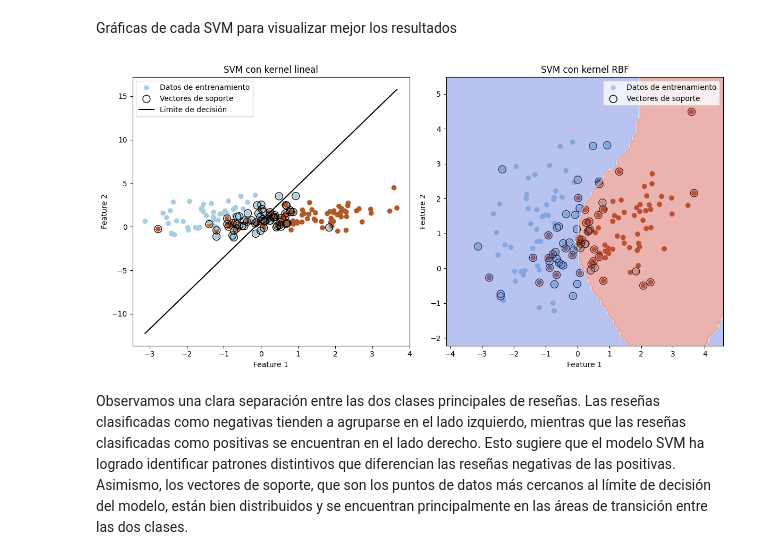
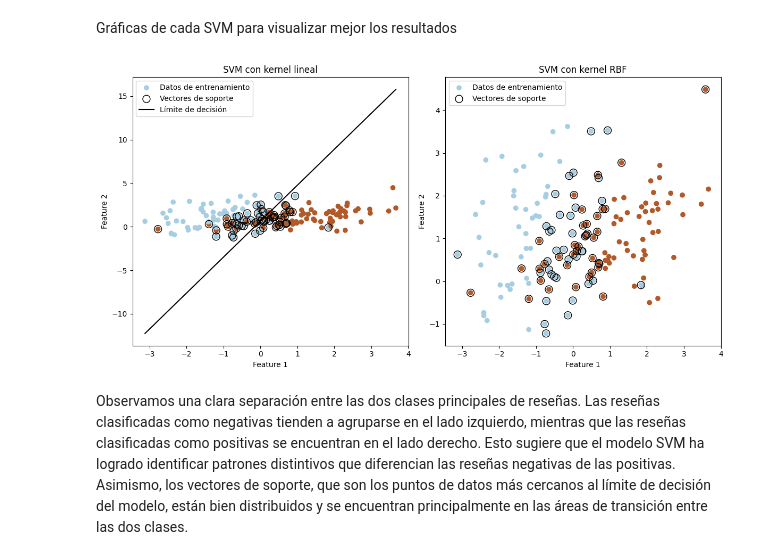
Before and after one commit to BI-Grupo36/Proyecto1_Etapa1, a Jupyter notebook: Proyecto1_Etapa1.ipynb, the cells around one changed output. Saved outputs shown, nothing was run; the diff lists cells and outputs as text; code cells hidden in the pictures.

```diff
--- a/Proyecto1_Etapa1.ipynb
+++ b/Proyecto1_Etapa1.ipynb
@@ -309,7 +309,7 @@ svm_linear = SVC(kernel='linear', random_state=42)
 grid_search_linear = GridSearchCV(svm_linear, parameters_linear, cv=5, n_jobs=-1, scoring='accuracy', verbose=2)
 
 # Realizar la búsqueda de hiperparámetros
-grid_search_linear.fit(X_train_v, y_train)
+grid_search_linear.fit(X_train, y_train)
 
 # Obtener los mejores hiperparámetros
 best_params_linear = grid_search_linear.best_params_
@@ -452,46 +439,44 @@ El modelo SVM con kernel RBF alcanza una precisión del 47.5%. Observamos que la
 # %% [markdown]
 Gráficas de cada SVM para visualizar mejor los resultados
 # %%
+# Crear una instancia del clasificador SVM con kernel lineal
+svm_linear = SVC(kernel='linear', C=1.0, random_state=42)
+svm_linear.fit(X_train, y_train)
+
+# Crear una instancia del clasificador SVM con kernel RBF
+svm_rbf = SVC(kernel='rbf', C=1.0, gamma=0.1, random_state=42)
+svm_rbf.fit(X_train, y_train)
+
 # Scatter plot de las clases y los vectores de soporte
 plt.figure(figsize=(12, 6))
 
 # Clase y vectores de soporte para SVM lineal
 plt.subplot(1, 2, 1)
 plt.scatter(X_train[:, 0], X_train[:, 1], c=y_train, cmap=plt.cm.Paired, label='Datos de entrenamiento')
 plt.scatter(svm_linear.support_vectors_[:, 0], svm_linear.support_vectors_[:, 1], s=100, facecolors='none', edgecolors='k', label='Vectores de soporte')
 w = svm_linear.coef_[0]
 a = -w[0] / w[1]
 xx = np.linspace(min(X_train[:, 0]), max(X_train[:, 0]))
 yy = a * xx - (svm_linear.intercept_[0]) / w[1]
 plt.plot(xx, yy, 'k-', label='Límite de decisión')
 plt.xlabel('Feature 1')
 plt.ylabel('Feature 2')
 plt.title('SVM con kernel lineal')
 plt.legend()
 
 # Clase y vectores de soporte para SVM RBF
 plt.subplot(1, 2, 2)
 plt.scatter(X_train[:, 0], X_train[:, 1], c=y_train, cmap=plt.cm.Paired, label='Datos de entrenamiento')
 plt.scatter(svm_rbf.support_vectors_[:, 0], svm_rbf.support_vectors_[:, 1], s=100, facecolors='none', edgecolors='k', label='Vectores de soporte')
-
-# Crear una malla para plotear la curva de decisión del kernel RBF
-x_min, x_max = X_train[:, 0].min() - 1, X_train[:, 0].max() + 1
-y_min, y_max = X_train[:, 1].min() - 1, X_train[:, 1].max() + 1
-xx, yy = np.meshgrid(np.arange(x_min, x_max, 0.1), np.arange(y_min, y_max, 0.1))
-Z = svm_rbf.predict(np.c_[xx.ravel(), yy.ravel()])
-Z = Z.reshape(xx.shape)
-
-# Plotear la curva de decisión
-plt.contourf(xx, yy, Z, alpha=0.4, cmap=plt.cm.coolwarm)
 plt.xlabel('Feature 1')
 plt.ylabel('Feature 2')
 plt.title('SVM con kernel RBF')
 plt.legend()
 
 plt.tight_layout()
 plt.show()
 # %% [output]
-[figure, old version]
+[figure, new version]
 # %% [markdown]
 Observamos una clara separación entre las dos clases principales de reseñas. Las reseñas clasificadas como negativas tienden a agruparse en el lado izquierdo, mientras que las reseñas clasificadas como positivas se encuentran en el lado derecho. Esto sugiere que el modelo SVM ha logrado identificar patrones distintivos que diferencian las reseñas negativas de las positivas. Asimismo, los vectores de soporte, que son los puntos de datos más cercanos al límite de decisión del modelo, están bien distribuidos y se encuentran principalmente en las áreas de transición entre las dos clases.
 # %% [markdown]
```
Also changed, not shown: parts of 12 cells of this notebook.
